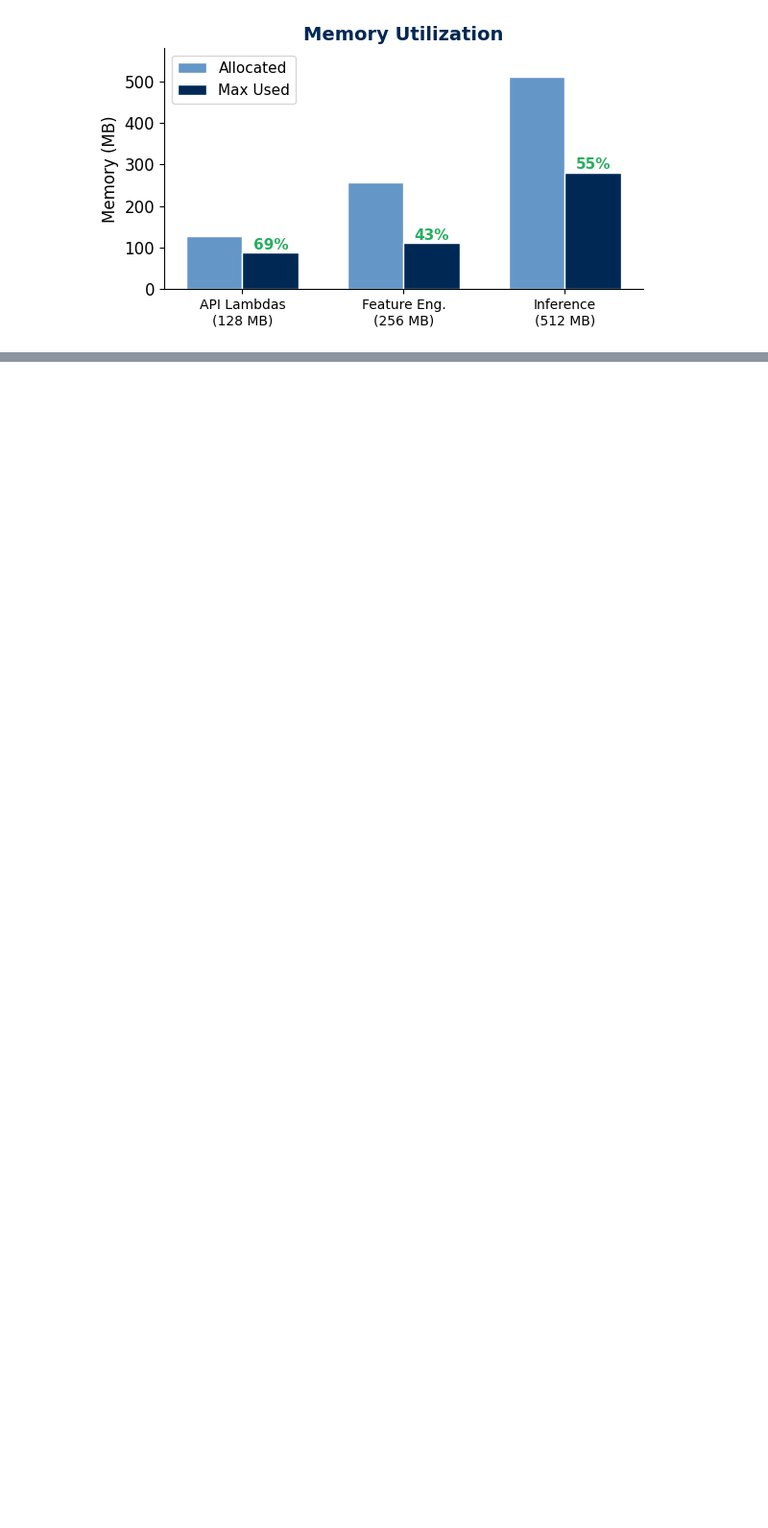
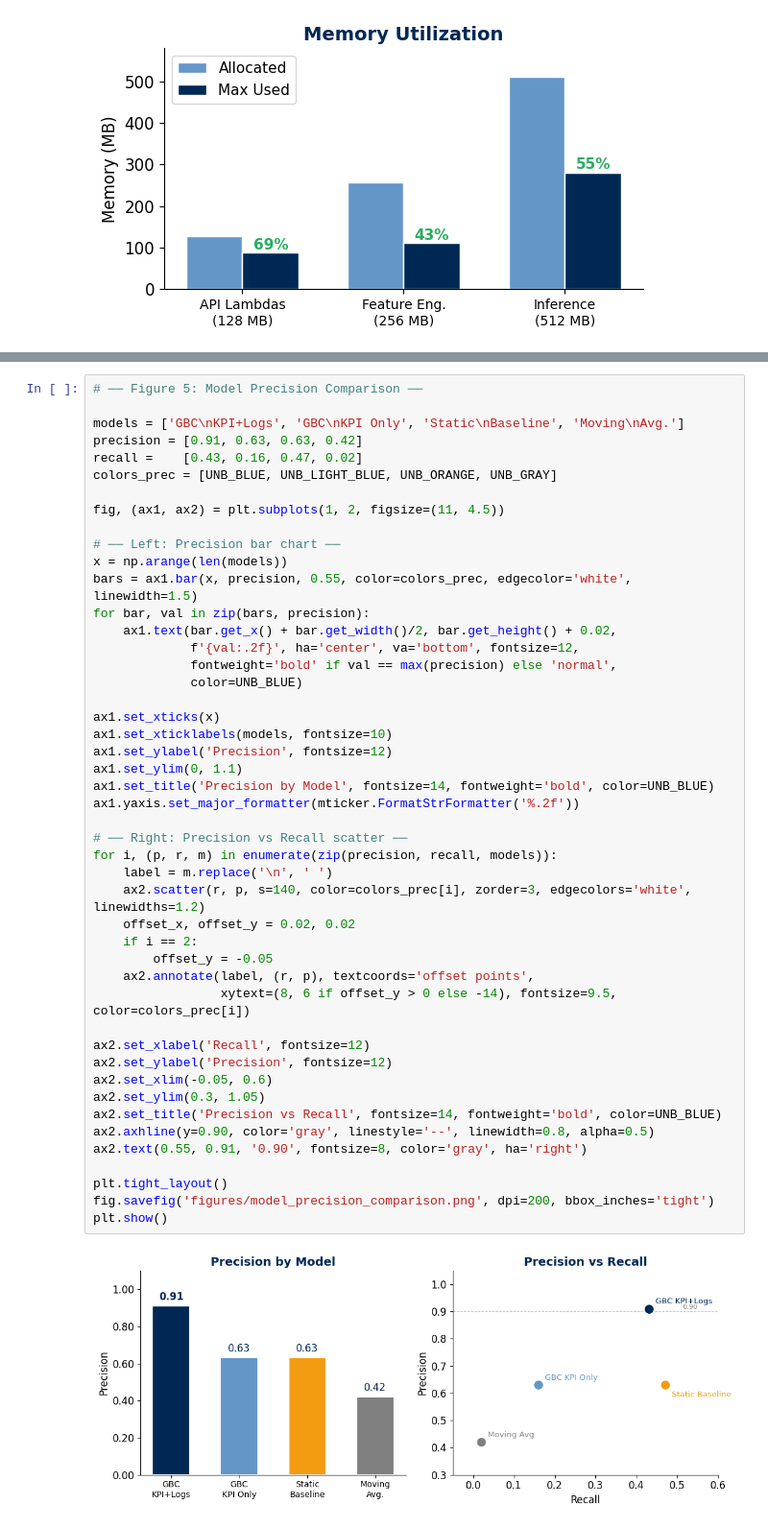
Before and after one commit to helloimrizy-pages/cloud-project, a Jupyter notebook: docs/performance_figures.ipynb, the cells around one changed output, grey strips where cells are left out. Shown at 96% size. Cells and saved outputs as stored; diff of their text form; blank space fills up the shorter version.

```diff
--- a/docs/performance_figures.ipynb
+++ b/docs/performance_figures.ipynb
@@ -158,0 +197,49 @@ plt.show()
+# %%
+# ── Figure 5: Model Precision Comparison ──
+
+models = ['GBC\nKPI+Logs', 'GBC\nKPI Only', 'Static\nBaseline', 'Moving\nAvg.']
+precision = [0.91, 0.63, 0.63, 0.42]
+recall =    [0.43, 0.16, 0.47, 0.02]
+colors_prec = [UNB_BLUE, UNB_LIGHT_BLUE, UNB_ORANGE, UNB_GRAY]
+
+fig, (ax1, ax2) = plt.subplots(1, 2, figsize=(11, 4.5))
+
+# ── Left: Precision bar chart ──
+x = np.arange(len(models))
+bars = ax1.bar(x, precision, 0.55, color=colors_prec, edgecolor='white', linewidth=1.5)
+for bar, val in zip(bars, precision):
+    ax1.text(bar.get_x() + bar.get_width()/2, bar.get_height() + 0.02,
+             f'{val:.2f}', ha='center', va='bottom', fontsize=12,
+             fontweight='bold' if val == max(precision) else 'normal',
+             color=UNB_BLUE)
+
+ax1.set_xticks(x)
+ax1.set_xticklabels(models, fontsize=10)
+ax1.set_ylabel('Precision', fontsize=12)
+ax1.set_ylim(0, 1.1)
+ax1.set_title('Precision by Model', fontsize=14, fontweight='bold', color=UNB_BLUE)
+ax1.yaxis.set_major_formatter(mticker.FormatStrFormatter('%.2f'))
+
+# ── Right: Precision vs Recall scatter ──
+for i, (p, r, m) in enumerate(zip(precision, recall, models)):
+    label = m.replace('\n', ' ')
+    ax2.scatter(r, p, s=140, color=colors_prec[i], zorder=3, edgecolors='white', linewidths=1.2)
+    offset_x, offset_y = 0.02, 0.02
+    if i == 2:
+        offset_y = -0.05
+    ax2.annotate(label, (r, p), textcoords='offset points',
+                 xytext=(8, 6 if offset_y > 0 else -14), fontsize=9.5, color=colors_prec[i])
+
+ax2.set_xlabel('Recall', fontsize=12)
+ax2.set_ylabel('Precision', fontsize=12)
+ax2.set_xlim(-0.05, 0.6)
+ax2.set_ylim(0.3, 1.05)
+ax2.set_title('Precision vs Recall', fontsize=14, fontweight='bold', color=UNB_BLUE)
+ax2.axhline(y=0.90, color='gray', linestyle='--', linewidth=0.8, alpha=0.5)
+ax2.text(0.55, 0.91, '0.90', fontsize=8, color='gray', ha='right')
+
+plt.tight_layout()
+fig.savefig('figures/model_precision_comparison.png', dpi=200, bbox_inches='tight')
+plt.show()
+# %% [output]
+[figure, added]
```
Also changed, not shown: parts of 1 cell of this notebook, 2 other files.
